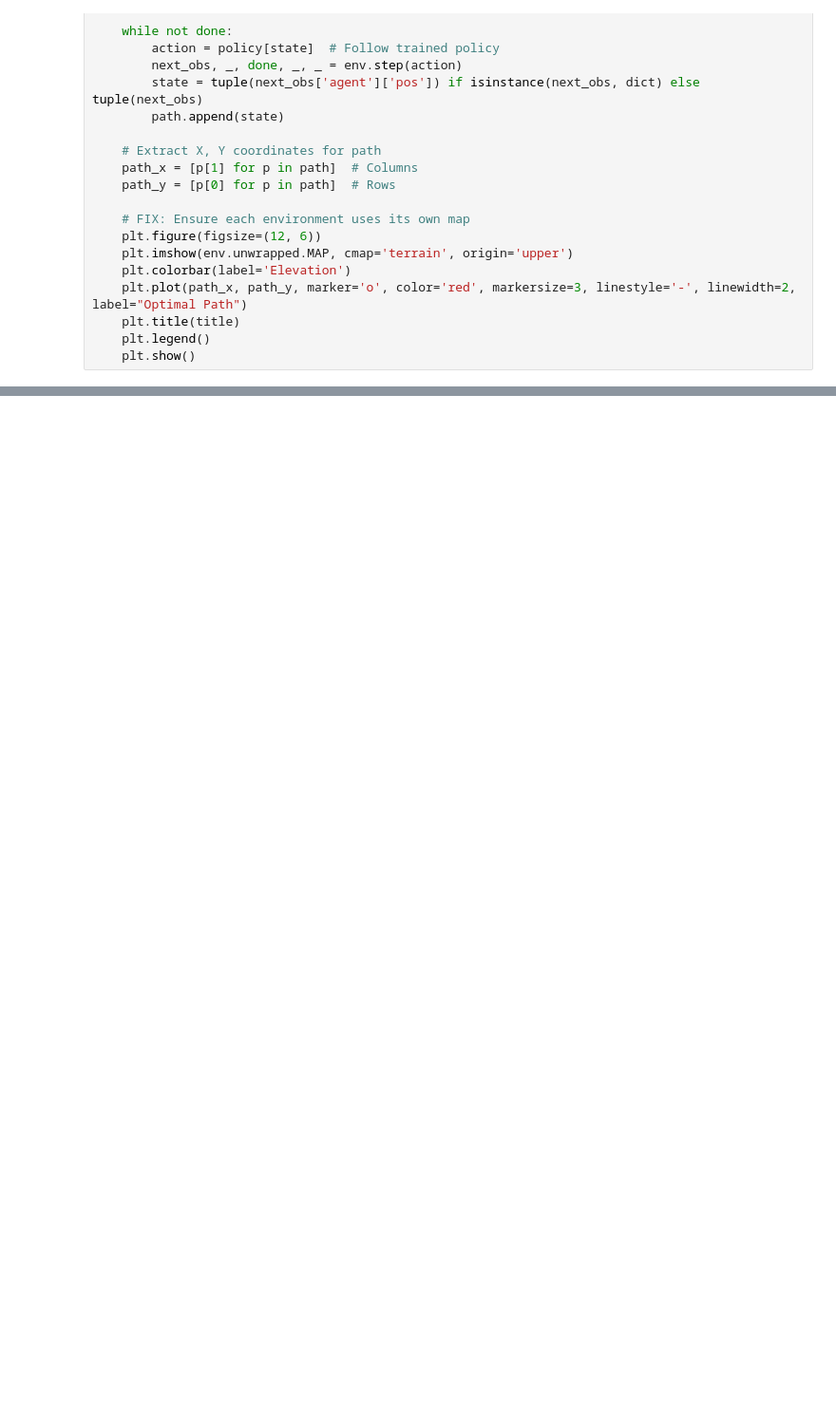
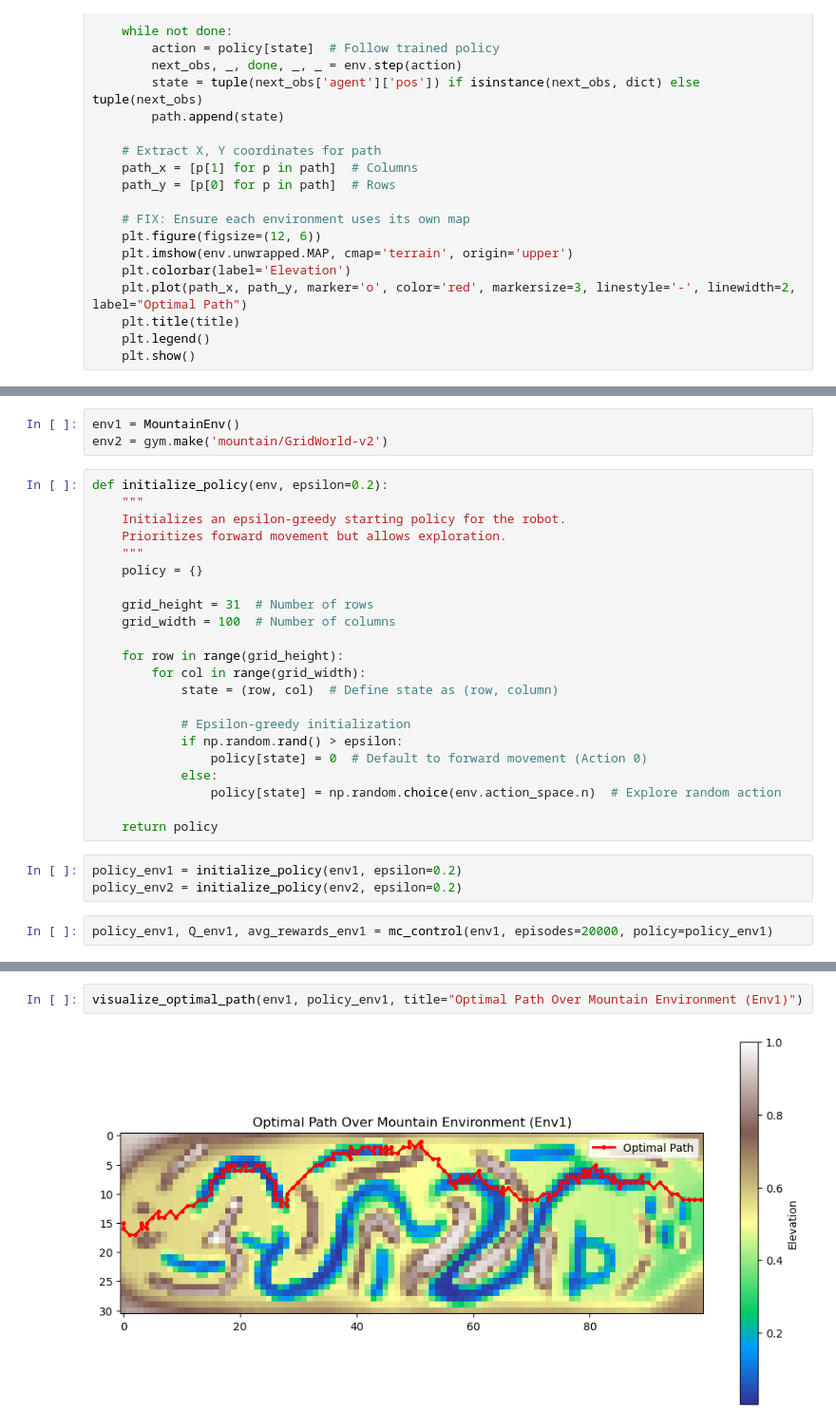
Before and after one commit to Shreeew/INF266---Problem-set-3, a Jupyter notebook: Exercise5-sander-v5.ipynb, the cells around one changed output, grey strips where cells are left out. Shown: that part at 95% size. Drawn from its saved outputs; the diff is of its cells as text; blank space fills up the shorter version.

```diff
--- a/Exercise5-sander-v5.ipynb
+++ b/Exercise5-sander-v5.ipynb
@@ -335,0 +362,30 @@ visualize_optimal_path(env2, policy_env2, title="Optimal Path Over Mountain Envi
+# %%
+env1 = MountainEnv()
+env2 = gym.make('mountain/GridWorld-v2')
+# %%
+def initialize_policy(env, epsilon=0.2):
+    """
+    Initializes an epsilon-greedy starting policy for the robot.
+    Prioritizes forward movement but allows exploration.
+    """
+    policy = {}
+
+    grid_height = 31  # Number of rows
+    grid_width = 100  # Number of columns
+
+    for row in range(grid_height):
+        for col in range(grid_width):
+            state = (row, col)  # Define state as (row, column)
+
+            # Epsilon-greedy initialization
+            if np.random.rand() > epsilon:
+                policy[state] = 0  # Default to forward movement (Action 0)
+            else:
+                policy[state] = np.random.choice(env.action_space.n)  # Explore random action
+
+    return policy
+# %%
+policy_env1 = initialize_policy(env1, epsilon=0.2)
+policy_env2 = initialize_policy(env2, epsilon=0.2)
+# %%
+policy_env1, Q_env1, avg_rewards_env1 = mc_control(env1, episodes=20000, policy=policy_env1)
@@ -335,0 +430,4 @@ visualize_optimal_path(env2, policy_env2, title="Optimal Path Over Mountain Envi
+# %%
+visualize_optimal_path(env1, policy_env1, title="Optimal Path Over Mountain Environment (Env1)")
+# %% [output]
+[figure, added]
```
Also changed, not shown: parts of 10 cells of this notebook.
